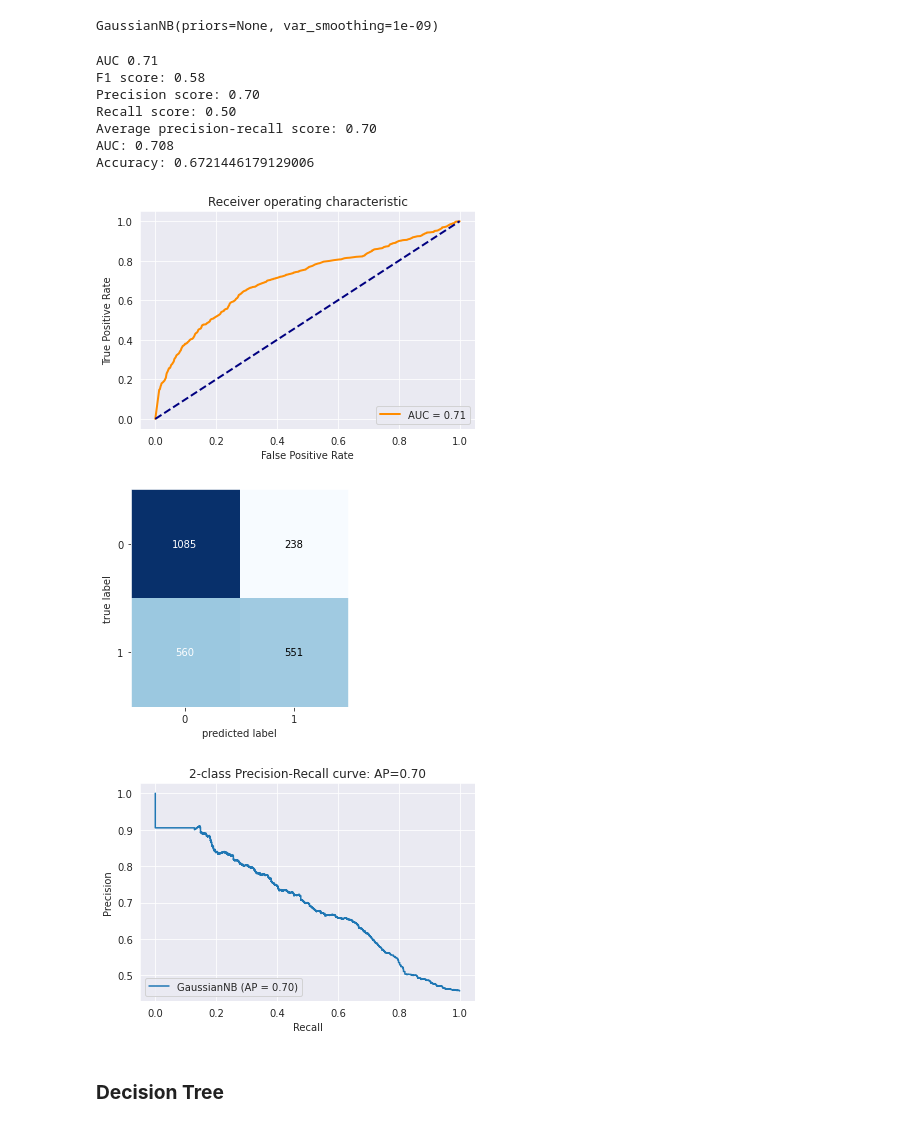
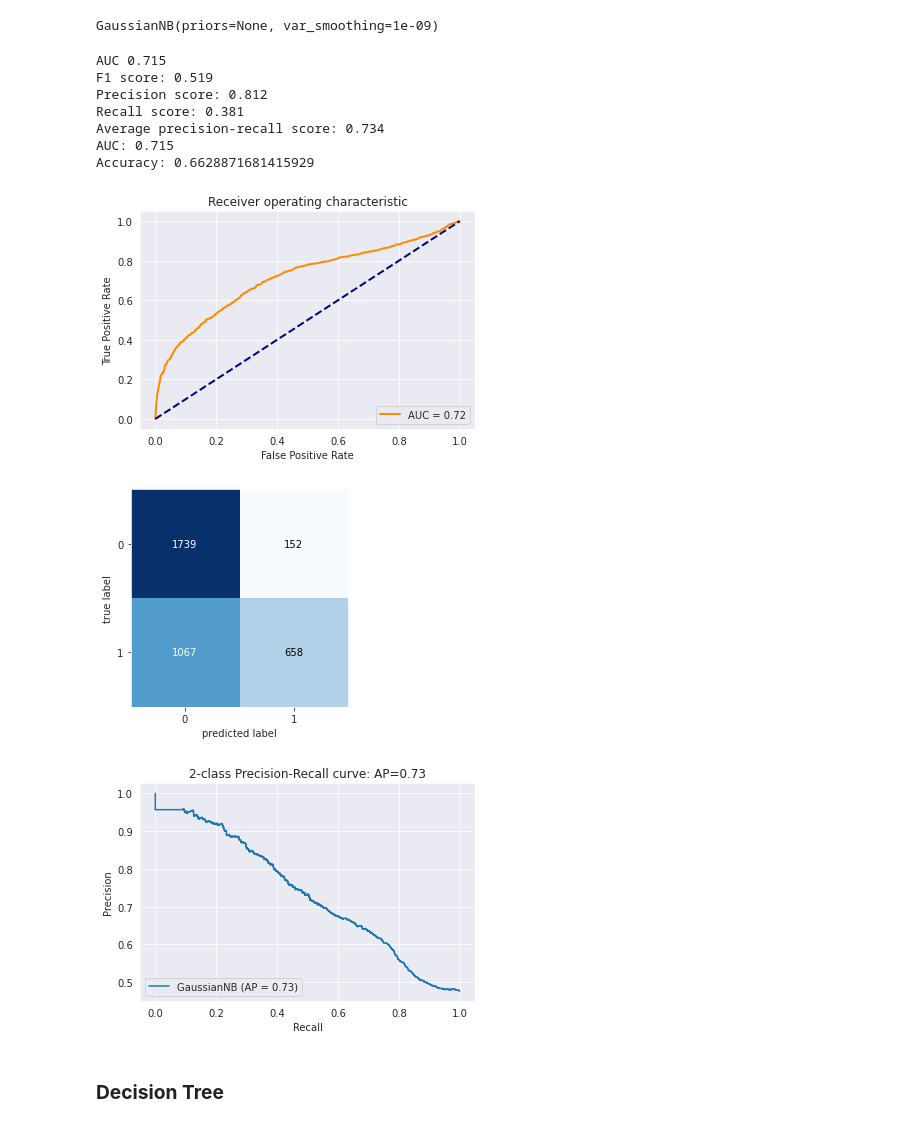
Before and after one commit to jmarrietar/mineria-de-datos, a Jupyter notebook: [Proyecto] Clasificacion.ipynb, the cells around one changed output. Cells and saved outputs as stored; diff of their text form; code cells hidden in the pictures.

```diff
--- a/[Proyecto] Clasificacion.ipynb
+++ b/[Proyecto] Clasificacion.ipynb
@@ -295,32 +289,32 @@ def _transactions_to_dataset(
 
     return dataset
 
-def calculate_metrics(y_test, predictions_proba, predictions):
+def calculate_metrics(X, y, model, predictions_proba, predictions):
 
-	fpr, tpr, thresholds = metrics.roc_curve(y_test, predictions_proba)
+	fpr, tpr, thresholds = metrics.roc_curve(y, predictions_proba)
 	print("AUC {:0.3f}".format(metrics.auc(fpr, tpr)))
 
 	# F1 score
-	f1 = f1_score(y_test, predictions)
+	f1 = f1_score(y, predictions)
 	print("F1 score: {0:0.3f}".format(f1))
 
 	# Precision score
-	precision = precision_score(y_test, predictions)
+	precision = precision_score(y, predictions)
 	print("Precision score: {0:0.3f}".format(precision))
 
 	# Recall score
-	recall = recall_score(y_test, predictions)
+	recall = recall_score(y, predictions)
 	print("Recall score: {0:0.3f}".format(recall))
 
 	# Average Precision-Recall
-	average_precision = average_precision_score(y_test, predictions_proba)
+	average_precision = average_precision_score(y, predictions_proba)
 	print("Average precision-recall score: {0:0.3f}".format(average_precision))
 
-	fpr, tpr, thresholds = metrics.roc_curve(y_test, predictions_proba, pos_label=1)
-	cm = metrics.confusion_matrix(y_test, predictions)
-	auc = roc_auc_score(y_test, predictions_proba)
+	fpr, tpr, thresholds = metrics.roc_curve(y, predictions_proba, pos_label=1)
+	cm = metrics.confusion_matrix(y, predictions)
+	auc = roc_auc_score(y, predictions_proba)
 	print("AUC: %.3f" % auc)
-	print("Accuracy: {}".format(accuracy_score(y_test, predictions)))
+	print("Accuracy: {}".format(accuracy_score(y, predictions)))
 
 	# Plot ROC curve
 	lw = 2
@@ -337,13 +331,13 @@ def calculate_metrics(y_test, predictions_proba, predictions):
 	fig, ax2 = plot_confusion_matrix(conf_mat=cm, show_normed=False)
 	plt.show()
 
-	disp = plot_precision_recall_curve(model, X_test, y_test)
+	disp = plot_precision_recall_curve(model, X, y)
 	disp.ax_.set_title(
 	    "2-class Precision-Recall curve: " "AP={0:0.2f}".format(average_precision)
 	)
 # %%
 # Configurable experimental variables
-SPLIT_DATE = "2011-05-01" # [CHANGE ACCORDINGLY] Date to be used to end train date
+SPLIT_DATE = "2011-10-01" # [CHANGE ACCORDINGLY] Date to be used to end train date
 PERIOD_LENGTH = 2 # Months
 # %%
 train, test = create_features_split(
@@ -450,18 +443,18 @@ predictions_proba = model.predict_proba(X_test)[:, 1]
 predictions = model.predict(X_test)
 # %%
 # Calculate all metrics and Plots
-calculate_metrics(y_test, predictions_proba, predictions)
+calculate_metrics(X_test, y_test, model, predictions_proba, predictions)
 # %% [output]
-AUC 0.71
-F1 score: 0.58
-Precision score: 0.70
-Recall score: 0.50
-Average precision-recall score: 0.70
-AUC: 0.708
-Accuracy: 0.6721446179129006
+AUC 0.715
+F1 score: 0.519
+Precision score: 0.812
+Recall score: 0.381
+Average precision-recall score: 0.734
+AUC: 0.715
+Accuracy: 0.6628871681415929
-[figure, old version]
+[figure, new version]
-[figure, old version]
+[figure, new version]
-[figure, old version]
+[figure, new version]
 # %% [markdown]
 ### **Decision Tree**
 # %%
```
Also changed, not shown: parts of 21 cells of this notebook.
